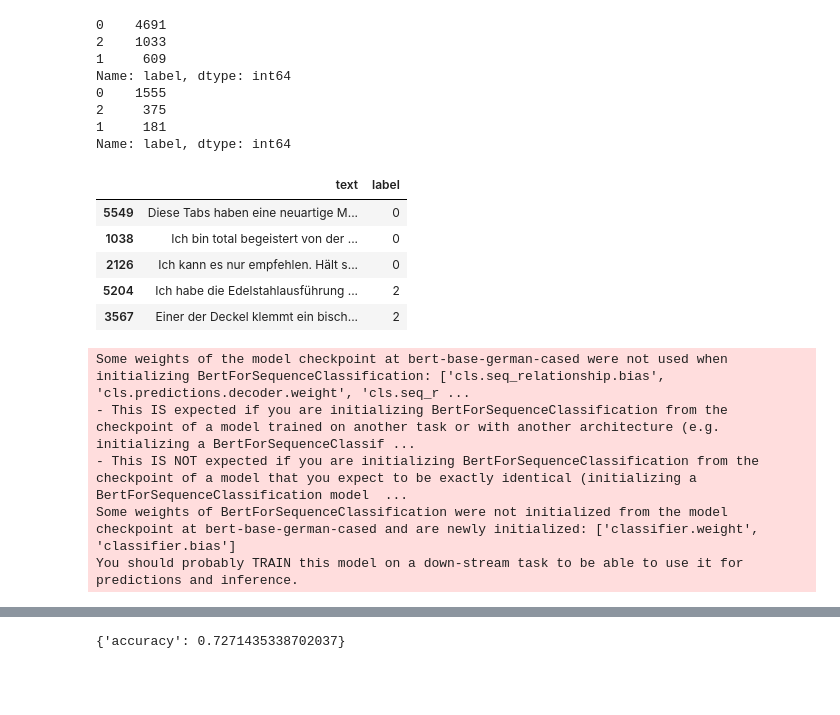
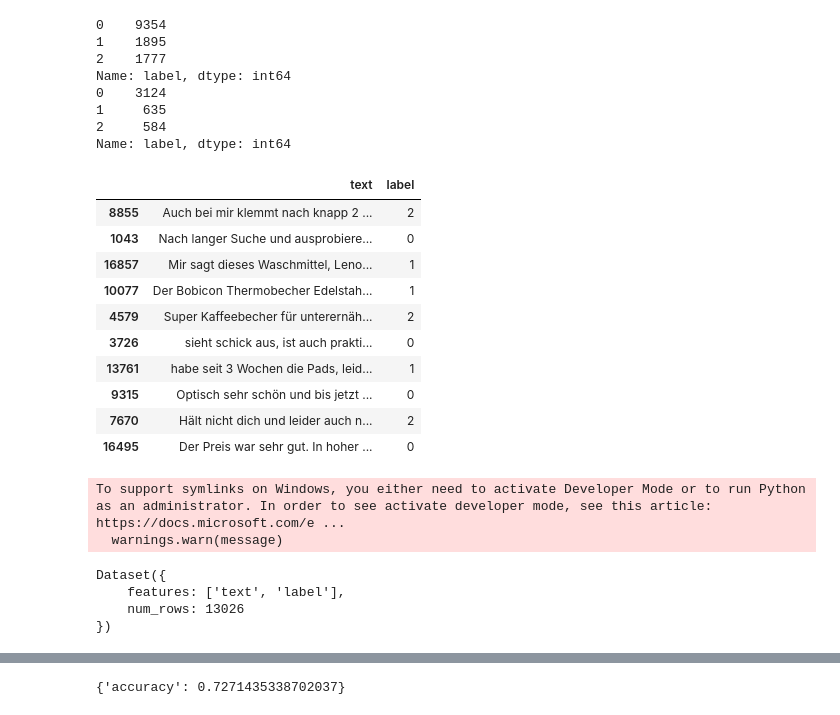
Before and after one commit to madvx/NLP_22Z, a Jupyter notebook: BERT_finetuning.ipynb, the cells around one changed output, grey strips where cells are left out. Drawn from its saved outputs; the diff is of its cells as text; code cells hidden in the pictures; blank space fills up the shorter version.

Commit message:
bert tests

```diff
--- a/BERT_finetuning.ipynb
+++ b/BERT_finetuning.ipynb
@@ -46,37 +30,44 @@ for product in ProductType:
 
 reviews: Sequence[str] = [rev_label[0] for rev_label in reviews_with_labels]
 labels: Sequence[int] = [label_to_numeric[rev_label[1]] for rev_label in reviews_with_labels]
+
+reviews = list(map(lambda x: x.replace("\"", ""), reviews))
 # %%
 df_text: pd.DataFrame = pd.DataFrame({"text": reviews})
 df_labels: pd.DataFrame = pd.DataFrame({"label": labels})
 
-X_train, X_test, Y_train, Y_test = train_test_split(df_text, df_labels, test_size=0.25, random_state=40)
+X_train, X_test, Y_train, Y_test = train_test_split(df_text, df_labels, test_size=0.25, random_state=100)
 
 
 df_train: pd.DataFrame = pd.concat([X_train, Y_train], axis=1)
 df_test: pd.DataFrame = pd.concat([X_test, Y_test], axis=1)
 
 print(df_train["label"].value_counts())
 print(df_test["label"].value_counts())
 
 df_train.to_csv("./csv_data/train.csv", index=False)
 df_test.to_csv("./csv_data/test.csv", index=False)
-df_train.head()
+df_train[0:10]
 # %% [output]
-0    4691
-2    1033
-1     609
+0    9354
+1    1895
+2    1777
 Name: label, dtype: int64
-0    1555
-2     375
-1     181
+0    3124
+1     635
+2     584
 Name: label, dtype: int64
 |  | text | label |
-| 5549 | Diese Tabs haben eine neuartige M... | 0 |
-| 1038 | Ich bin total begeistert von der ... | 0 |
-| 2126 | Ich kann es nur empfehlen. Hält s... | 0 |
-| 5204 | Ich habe die Edelstahlausführung ... | 2 |
-| 3567 | Einer der Deckel klemmt ein bisch... | 2 |
+| 8855 | Auch bei mir klemmt nach knapp 2 ... | 2 |
+| 1043 | Nach langer Suche und ausprobiere... | 0 |
+| 16857 | Mir sagt dieses Waschmittel, Leno... | 1 |
+| 10077 | Der Bobicon Thermobecher Edelstah... | 1 |
+| 4579 | Super Kaffeebecher für unterernäh... | 2 |
+| 3726 | sieht schick aus, ist auch prakti... | 0 |
+| 13761 | habe seit 3 Wochen die Pads, leid... | 1 |
+| 9315 | Optisch sehr schön und bis jetzt ... | 0 |
+| 7670 | Hält nicht dich und leider auch n... | 2 |
+| 16495 | Der Preis war sehr gut. In hoher ... | 0 |
 # %%
 df_train = pd.read_csv("./csv_data/train.csv")
 df_test = pd.read_csv("./csv_data/test.csv")
@@ -84,18 +75,22 @@ df_test = pd.read_csv("./csv_data/test.csv")
 dataset_train: Dataset = Dataset.from_pandas(df_train)
 dataset_test: Dataset = Dataset.from_pandas(df_test)
 # %%
-tokenizer: transformers.models.bert.tokenization_bert_fast.BertTokenizerFast = AutoTokenizer.from_pretrained("bert-base-german-cased")
+tokenizer: transformers.models.bert.tokenization_bert_fast.BertTokenizerFast = AutoTokenizer.from_pretrained("oliverguhr/german-sentiment-bert")
 
 def tokenize_function(data: Dataset) -> Dataset:
     return tokenizer(data["text"], padding="max_length", truncation=True)
 
 train_dataset_tokenized: Dataset = dataset_train.map(tokenize_function, batched=True)
 test_dataset_tokenized: Dataset = dataset_test.map(tokenize_function, batched=True)
+# %% [output]
+To support symlinks on Windows, you either need to activate Developer Mode or to run Python as an administrator. In order to see activate developer mode, see this article: https://docs.microsoft.com/e ...
+  warnings.warn(message)
+# %%
+dataset_train
+# %% [output]
+Dataset({
+    features: ['text', 'label'],
+    num_rows: 13026
+})
 # %%
-model = AutoModelForSequenceClassification.from_pretrained("bert-base-german-cased", num_labels=3)
+model = AutoModelForSequenceClassification.from_pretrained("oliverguhr/german-sentiment-bert")
-# %% [output]
-Some weights of the model checkpoint at bert-base-german-cased were not used when initializing BertForSequenceClassification: ['cls.seq_relationship.bias', 'cls.predictions.decoder.weight', 'cls.seq_r ...
-- This IS expected if you are initializing BertForSequenceClassification from the checkpoint of a model trained on another task or with another architecture (e.g. initializing a BertForSequenceClassif ...
-- This IS NOT expected if you are initializing BertForSequenceClassification from the checkpoint of a model that you expect to be exactly identical (initializing a BertForSequenceClassification model  ...
-Some weights of BertForSequenceClassification were not initialized from the model checkpoint at bert-base-german-cased and are newly initialized: ['classifier.weight', 'classifier.bias']
-You should probably TRAIN this model on a down-stream task to be able to use it for predictions and inference.
```
Also changed, not shown: parts of 7 cells of this notebook, 16 other files.
